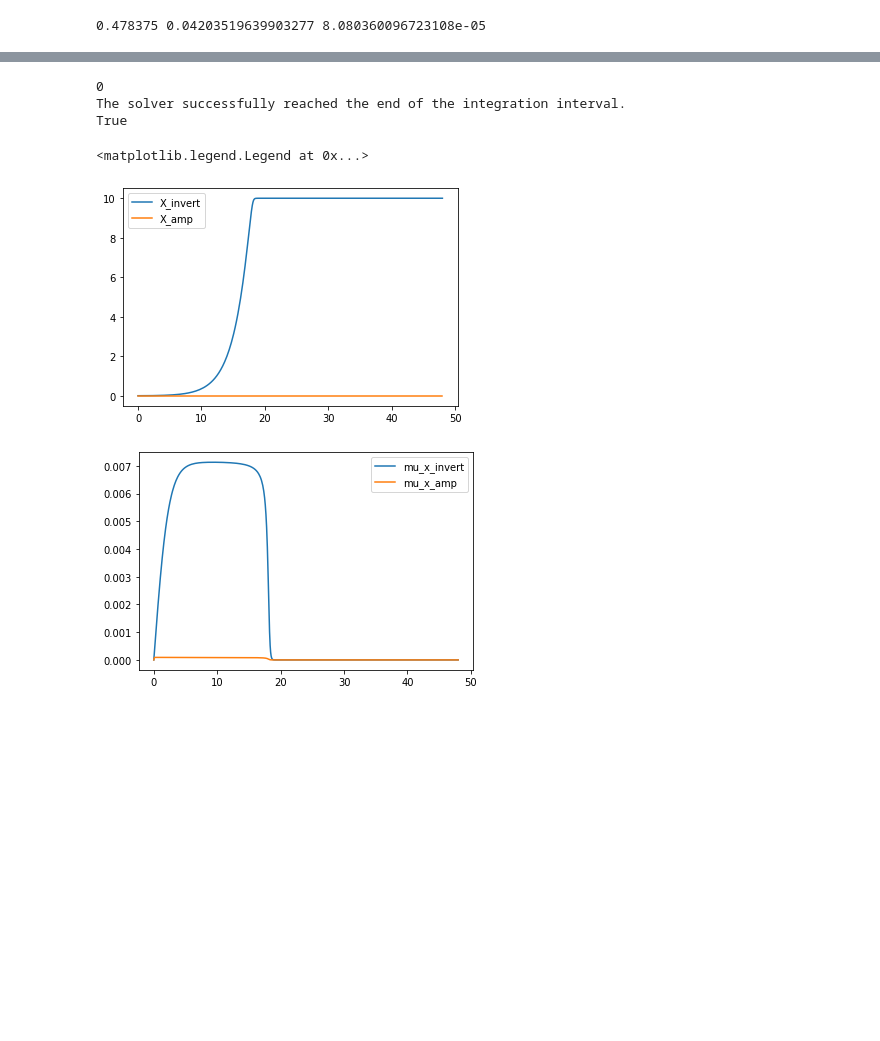
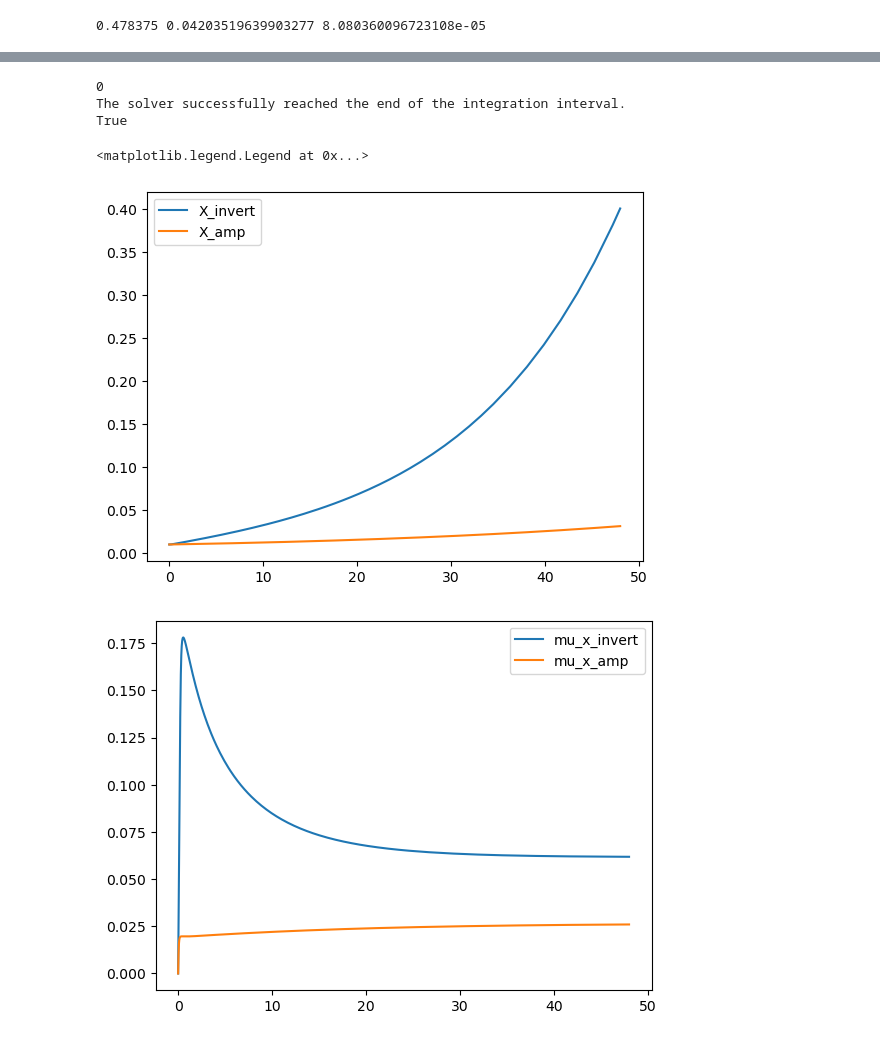
Before and after one commit to saurabhmalani1994/Cybernetic_BioModel, a Jupyter notebook: khammash_optomodel_simple_growth_scaled_mume_amp_invert3.ipynb, the cells around one changed output, grey strips where cells are left out. Cells and saved outputs as stored; diff of their text form; code cells hidden in the pictures; blank space fills up the shorter version.

```diff
--- a/khammash_optomodel_simple_growth_scaled_mume_amp_invert3.ipynb
+++ b/khammash_optomodel_simple_growth_scaled_mume_amp_invert3.ipynb
@@ -235,7 +234,8 @@ u_arr = np.flip(np.concatenate((np.array([0]),10 ** np.linspace(-3,0,20))))
 
 kdegR = 0.042116
 ktrans = 1.4514
-kdegP = 0.00
+kdegP = 12 / np.log(2) * 60
+kdegPPDC = kdegP
 K_Rep = 0.2
 n_Rep = 2
 mu_max_invert = 0.45 / 60
@@ -247,7 +247,8 @@ ktrans_scaled = ktrans  * ((mu_max_invert + kdegP) / ktrans)
 ss_Rep = - (1 / (2 * mu_max_invert)) * (kdegP - np.sqrt(4 * mRNA_arr * mu_max_invert * ktrans_scaled + kdegP ** 2))
 # ktrans_scaled_invert = ktrans  * ((mu_max_invert + kdegP) / ktrans)
 # dEnz_invert_dt = ktrans_scaled_invert * (K_Rep / (K_Rep + Rep)) * S / (Ks + S) - (kdegP + mu_x_invert) * Enz_invert
-ss_Enz = - (1 / (2 * mu_max_invert)) * (kdegP - np.sqrt(4 * (K_Rep ** n_Rep / (K_Rep ** n_Rep + ss_Rep ** n_Rep)) * mu_max_invert * ktrans_scaled + kdegP ** 2))
+ktrans_scaled = ktrans  * ((mu_max_invert + kdegPPDC) / ktrans)
+ss_Enz = - (1 / (2 * mu_max_invert)) * (kdegPPDC - np.sqrt(4 * (K_Rep ** n_Rep / (K_Rep ** n_Rep + ss_Rep ** n_Rep)) * mu_max_invert * ktrans_scaled + kdegPPDC ** 2))
 
 mu_arr_invert = ss_Enz * mu_max_invert * 60
 
@@ -293,14 +294,15 @@ print(u_arr)
 # %%
 # Amp Circuit
-K_Amp = 0.1
+K_Amp = 0.01
 mu_max_amp = 0.45 / 60
-n_Amp = 2
+n_Amp = 0.9
 
 import matplotlib.pyplot as plt
 
 ktrans_scaled = ktrans  * ((mu_max_amp + kdegP) / ktrans)
 ss_Amp = - (1 / (2 * mu_max_amp)) * (kdegP - np.sqrt(4 * mRNA_arr * mu_max_amp * ktrans_scaled + kdegP ** 2))
-ss_Enz = - (1 / (2 * mu_max_amp)) * (kdegP - np.sqrt(4 * (ss_Amp ** n_Amp / (K_Amp ** n_Amp + ss_Amp ** n_Amp)) * mu_max_amp * ktrans_scaled + kdegP ** 2))
+ktrans_scaled = ktrans  * ((mu_max_amp + kdegPPDC) / ktrans)
+ss_Enz = - (1 / (2 * mu_max_amp)) * (kdegPPDC - np.sqrt(4 * (ss_Amp ** n_Amp / (K_Amp ** n_Amp + ss_Amp ** n_Amp)) * mu_max_amp * ktrans_scaled + kdegPPDC ** 2))
 
 mu_arr_amp = ss_Enz * mu_max_amp *60
 
@@ -347,19 +349,19 @@ ax.set_xscale('symlog', linthresh=0.01)
 # %%
-kdegR = 0.042116
-ktrans = 1.4514
-kdegP = 0.1
-K_Rep = 0.05
-K_Amp = 0.99
-n_Rep = 4
-n_Amp = 4
-kdegPPDC = 0
+# kdegR = 0.042116
+# ktrans = 1.4514
+# kdegP = 0.1
+# K_Rep = 0.05
+# K_Amp = 0.99
+# n_Rep = 4
+# n_Amp = 4
+# kdegPPDC = 0
 
-mu_max_invert = 0.45 / 60
-mu_max_amp = 0.45 / 60
+# mu_max_invert = 0.45 / 60
+# mu_max_amp = 0.45 / 60
 
-# mu_max = mu_max_opto
-Ks = 1
-Y = 0.5
+# # mu_max = mu_max_opto
+# Ks = 1
+# Y = 0.5
 
 
 t_final = 48
@@ -367,11 +369,11 @@ t_final = 48
 optogrowth_p = kdegR, ktrans, kdegP, kdegPPDC, mu_max_invert, mu_max_amp, Ks, Y, K_Rep, K_Amp, n_Rep, n_Amp
 
 # mRNA_invert, mRNA_amp, Rep, Amp, Enz_invert, Enz_amp, S, X_invert, X_amp
-x_init = [0, 0, 0, 1, 0, 0, 20, 0.01, 0.00]
+x_init = [0, 0, 0, 1, 0, 0, 20, 0.01, 0.01]
 
 
 tspan = [0, t_final*60]
-u = 0
+u = 0.1
 
 period = 100 / 60
 Imax = 1
@@ -416,38 +418,38 @@ X_invert = X_invert_x
 X_amp = X_amp_x
 t_arr = sol.t
 
-mu_x_invert = mu_max_invert * Enz_invert * S / (Ks + S)
-mu_x_amp = mu_max_amp * Enz_amp * S / (Ks + S)
+mu_x_invert = mu_max_invert * Enz_invert * S / (Ks + S) * 60
+mu_x_amp = mu_max_amp * Enz_amp * S / (Ks + S) * 60
 
 plt.figure(facecolor='white')
 plt.plot(t_arr/60, X_invert, label='X_invert')
 plt.plot(t_arr/60, X_amp, label='X_amp')
 plt.legend()
 
 plt.figure(facecolor='white')
 plt.plot(t_arr/60, mu_x_invert, label='mu_x_invert')
 plt.plot(t_arr/60, mu_x_amp, label='mu_x_amp')
 plt.legend()
 
 
 plt.figure(facecolor='white')
 plt.plot(t_arr/60, mRNA_invert, label='mRNA_invert')
 plt.plot(t_arr/60, mRNA_amp, label='mRNA_amp')
 plt.legend()
 
 plt.figure(facecolor='white')
 plt.plot(t_arr/60, Rep, label='Rep')
 plt.plot(t_arr/60, Amp, label='Amp')
 plt.legend()
 
 plt.figure(facecolor='white')
 plt.plot(t_arr/60, Enz_invert, label='Enz_invert')
 plt.plot(t_arr/60, Enz_amp, label='Enz_amp')
 plt.legend()
 # %% [output]
 0
 The solver successfully reached the end of the integration interval.
 True
 <matplotlib.legend.Legend at 0x...>
-[figure, old version]
+[figure, new version]
-[figure, old version]
+[figure, new version]
```
Also changed, not shown: parts of 9 cells of this notebook, 34 other files.
